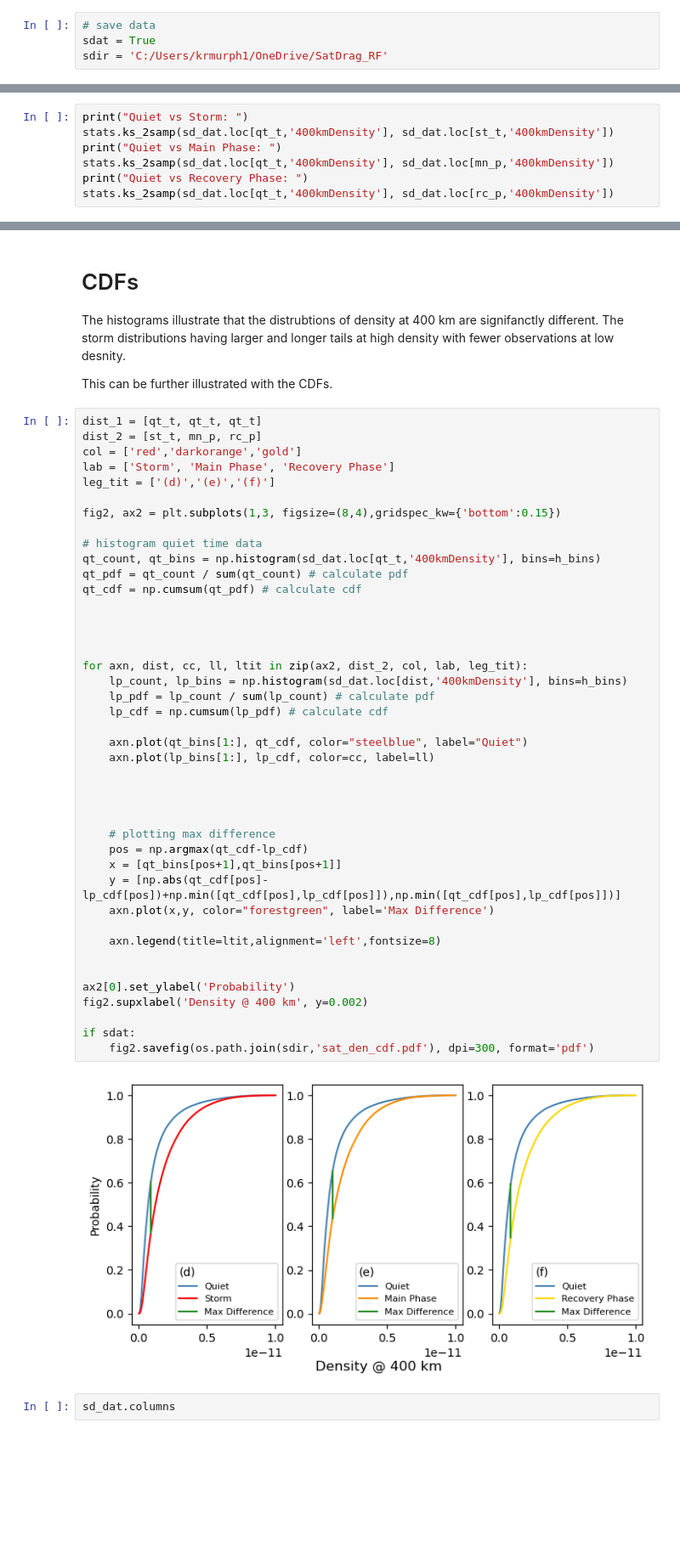
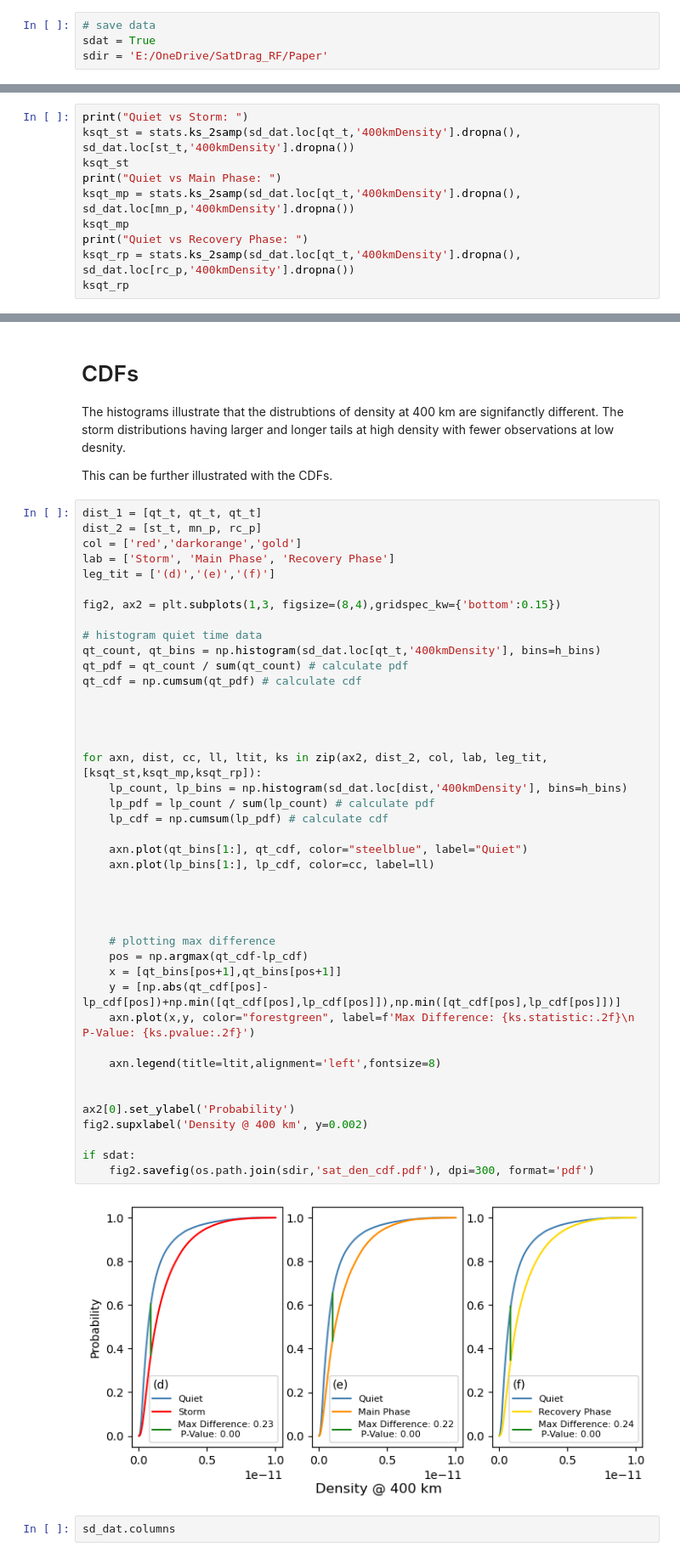
Before and after one commit to kylermurphy/SatDrag, a Jupyter notebook: Notebooks/Drag_KS_stat.ipynb, the cells around one changed output, grey strips where cells are left out. Shown: that part at 85% size. Saved outputs shown, nothing was run; the diff lists cells and outputs as text; blank space fills up the shorter version.

```diff
--- a/Notebooks/Drag_KS_stat.ipynb
+++ b/Notebooks/Drag_KS_stat.ipynb
@@ -75,7 +75,7 @@ import matplotlib.pyplot as plt
 # %%
 # save data
 sdat = True
-sdir = 'C:/Users/krmurph1/OneDrive/SatDrag_RF'
+sdir = 'E:/OneDrive/SatDrag_RF/Paper'
 # %%
 # Read in the satellite drag database
 #fn = 'D:\\data\\VL_sdrag\\satdrag_database_zlib.hdf5'
@@ -134,9 +134,12 @@ KstestResult(statistic=0.09722833868605635, pvalue=0.0, statistic_location=7.886
 # %%
 print("Quiet vs Storm: ")
-stats.ks_2samp(sd_dat.loc[qt_t,'400kmDensity'], sd_dat.loc[st_t,'400kmDensity'])
+ksqt_st = stats.ks_2samp(sd_dat.loc[qt_t,'400kmDensity'].dropna(), sd_dat.loc[st_t,'400kmDensity'].dropna())
+ksqt_st
 print("Quiet vs Main Phase: ")
-stats.ks_2samp(sd_dat.loc[qt_t,'400kmDensity'], sd_dat.loc[mn_p,'400kmDensity'])
+ksqt_mp = stats.ks_2samp(sd_dat.loc[qt_t,'400kmDensity'].dropna(), sd_dat.loc[mn_p,'400kmDensity'].dropna())
+ksqt_mp
 print("Quiet vs Recovery Phase: ")
-stats.ks_2samp(sd_dat.loc[qt_t,'400kmDensity'], sd_dat.loc[rc_p,'400kmDensity'])
+ksqt_rp = stats.ks_2samp(sd_dat.loc[qt_t,'400kmDensity'].dropna(), sd_dat.loc[rc_p,'400kmDensity'].dropna())
+ksqt_rp
 # %% [output]
 Quiet vs Storm:
@@ -228,36 +231,36 @@ qt_count, qt_bins = np.histogram(sd_dat.loc[qt_t,'400kmDensity'], bins=h_bins)
 qt_pdf = qt_count / sum(qt_count) # calculate pdf
 qt_cdf = np.cumsum(qt_pdf) # calculate cdf
 
 
 
 
-for axn, dist, cc, ll, ltit in zip(ax2, dist_2, col, lab, leg_tit):
+for axn, dist, cc, ll, ltit, ks in zip(ax2, dist_2, col, lab, leg_tit, [ksqt_st,ksqt_mp,ksqt_rp]):
     lp_count, lp_bins = np.histogram(sd_dat.loc[dist,'400kmDensity'], bins=h_bins)
     lp_pdf = lp_count / sum(lp_count) # calculate pdf
     lp_cdf = np.cumsum(lp_pdf) # calculate cdf
 
     axn.plot(qt_bins[1:], qt_cdf, color="steelblue", label="Quiet")
     axn.plot(lp_bins[1:], lp_cdf, color=cc, label=ll)
 
 
 
 
     # plotting max difference
     pos = np.argmax(qt_cdf-lp_cdf)
     x = [qt_bins[pos+1],qt_bins[pos+1]]
     y = [np.abs(qt_cdf[pos]-lp_cdf[pos])+np.min([qt_cdf[pos],lp_cdf[pos]]),np.min([qt_cdf[pos],lp_cdf[pos]])]
-    axn.plot(x,y, color="forestgreen", label='Max Difference')
+    axn.plot(x,y, color="forestgreen", label=f'Max Difference: {ks.statistic:.2f}\n P-Value: {ks.pvalue:.2f}')
 
     axn.legend(title=ltit,alignment='left',fontsize=8)
 
 
 ax2[0].set_ylabel('Probability')
 fig2.supxlabel('Density @ 400 km', y=0.002)
 
 if sdat:
     fig2.savefig(os.path.join(sdir,'sat_den_cdf.pdf'), dpi=300, format='pdf')
 # %% [output]
-[figure, old version]
+[figure, new version]
 # %%
 sd_dat.columns
 # %% [output]
```
Also changed, not shown: parts of 3 cells of this notebook, 2 other files.
